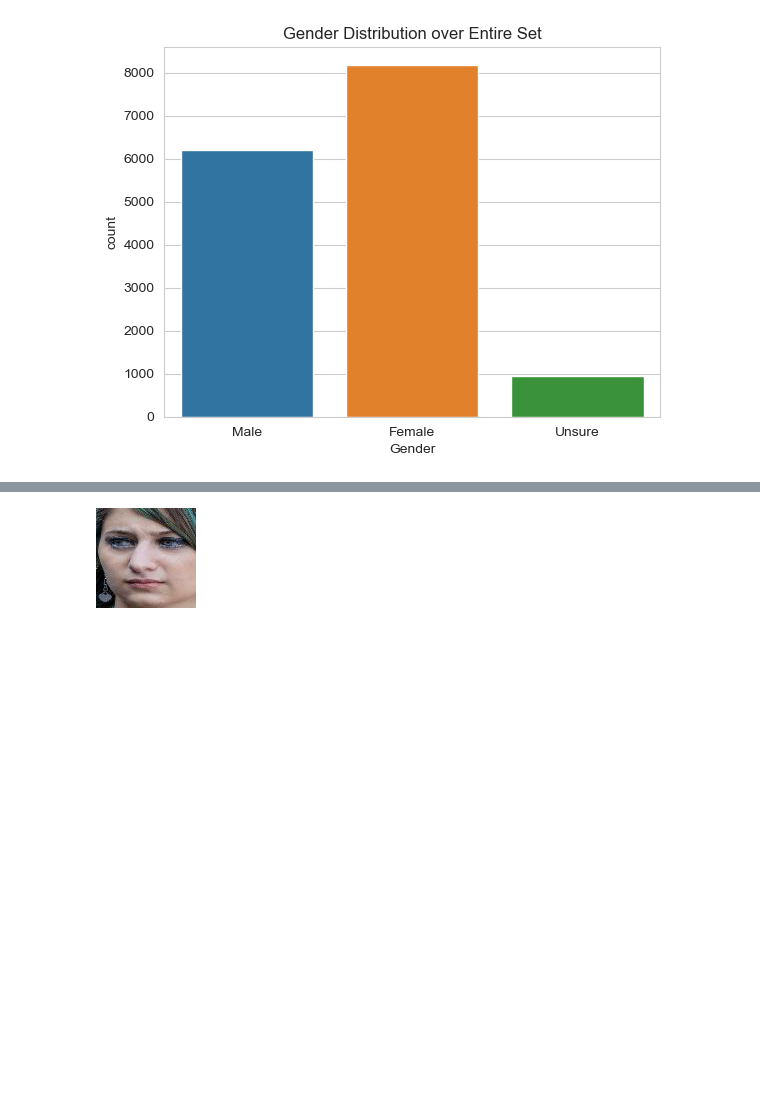
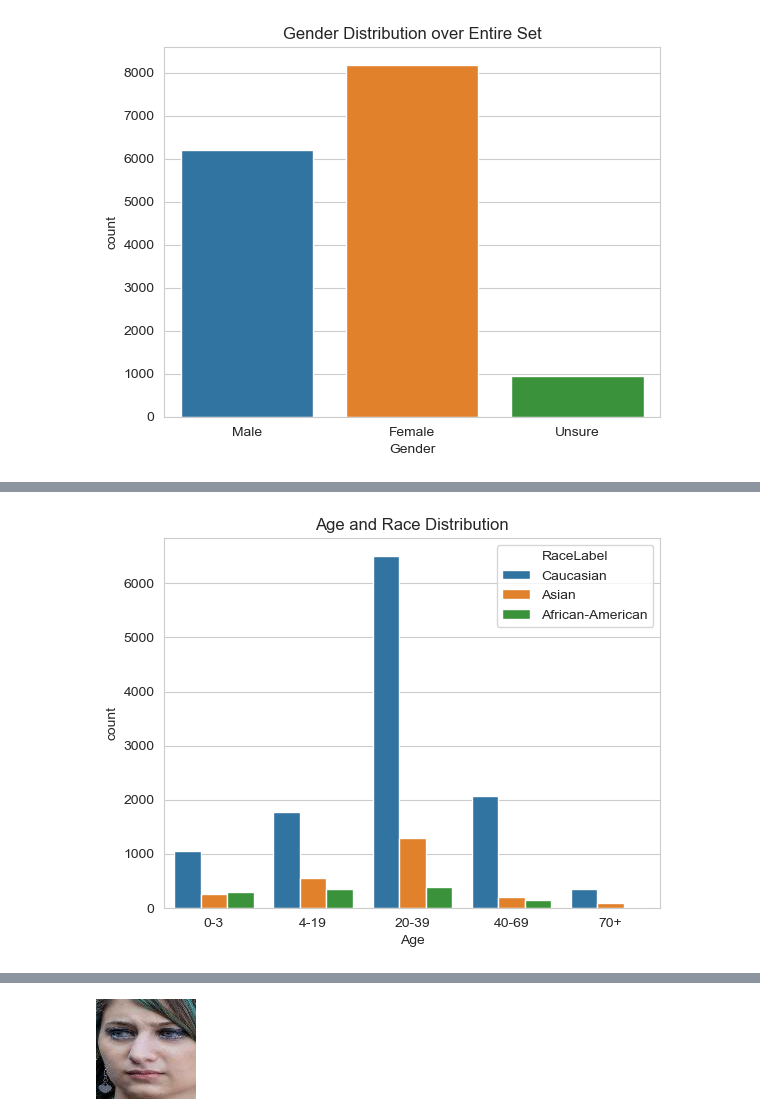
Before and after one commit to Lu-David/frowning-bias, a Jupyter notebook: notebooks/raf_eda.ipynb, the cells around one changed output, grey strips where cells are left out. Saved outputs shown, nothing was run; the diff lists cells and outputs as text; code cells hidden in the pictures; blank space fills up the shorter version.

```diff
--- a/notebooks/raf_eda.ipynb
+++ b/notebooks/raf_eda.ipynb
@@ -122,0 +123,11 @@ plt.show()
+# %%
+# plot n of each age and gender combination
+fig, ax = plt.subplots()
+ax.set_title("Age and Race Distribution")
+ax.set_xlabel("Age")
+ax.set_ylabel("Count")
+sns.countplot(x="Age", hue="RaceLabel", data=df, ax=ax)
+ax.set_xticklabels([age_lookup[i] for i in range(5)])
+plt.show()
+# %% [output]
+[figure, added]
```
Also changed, not shown: parts of 11 cells of this notebook, 1 other file.
